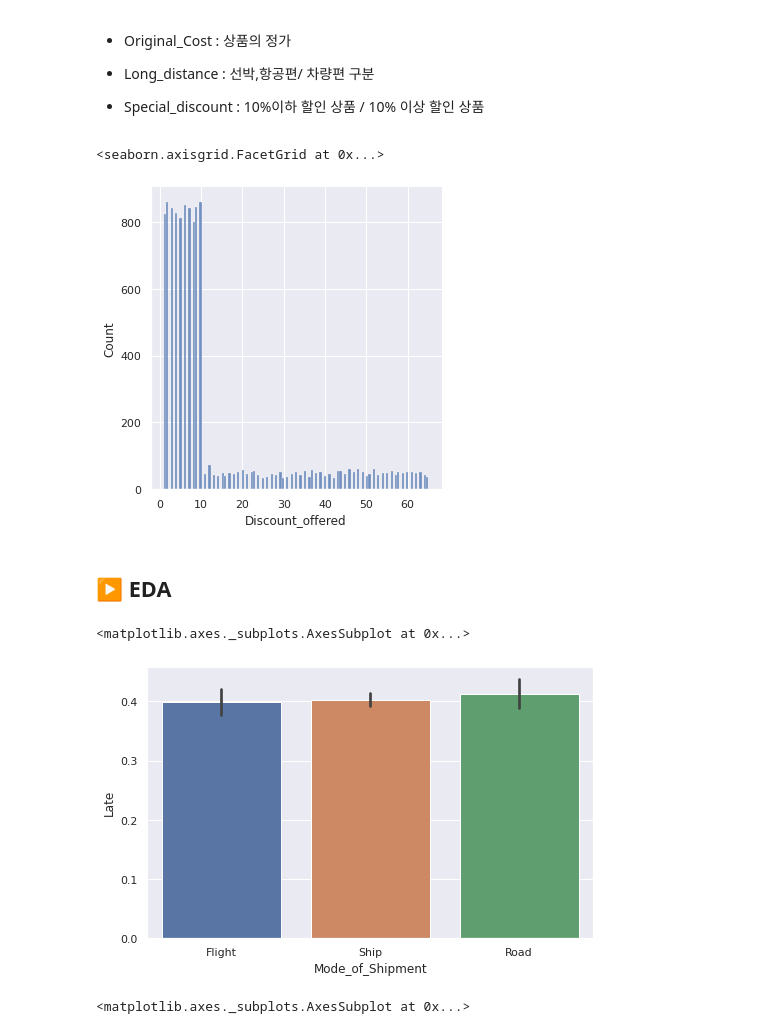
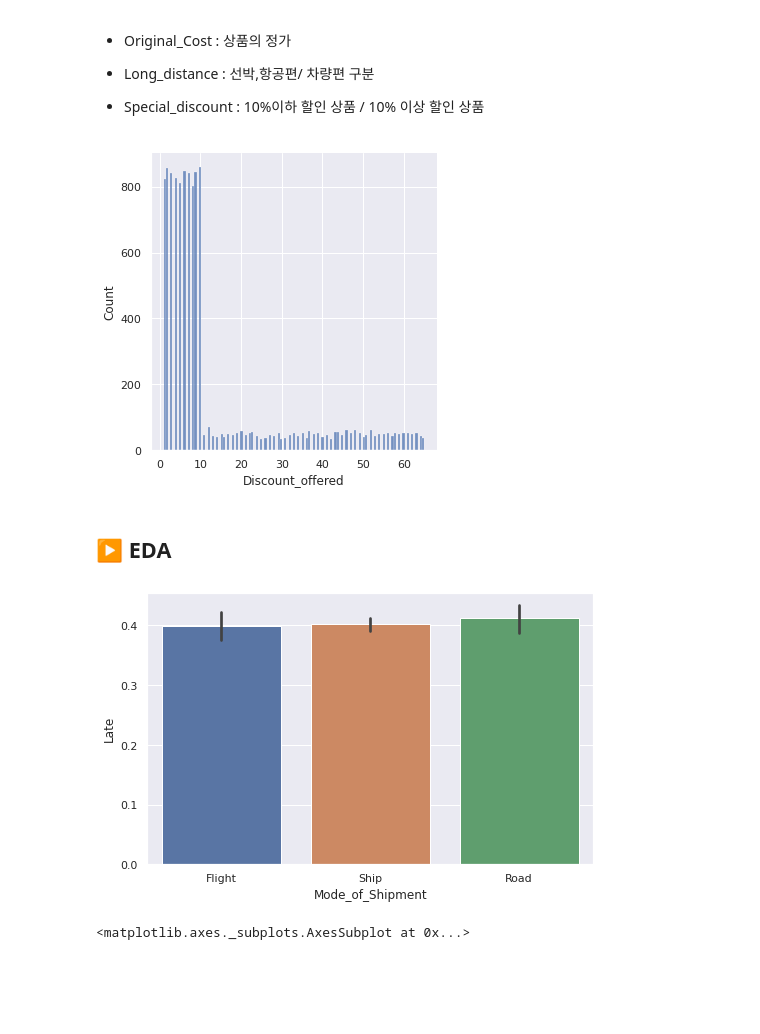
Before and after one commit to JIN-YOOCHAN/SalesShipping, a Jupyter notebook: SalesShipping.ipynb, the cells around one changed output. Drawn from its saved outputs; the diff is of its cells as text; code cells hidden in the pictures; blank space fills up the shorter version.

```diff
--- a/SalesShipping.ipynb
+++ b/SalesShipping.ipynb
@@ -174,19 +180,17 @@ df.loc[:,["Original_Cost", "Long_distance", "Special_discount"]]
 - Special_discount : 10%이하 할인 상품 / 10% 이상 할인 상품
 # %%
 #@title
-sns.displot(df["Discount_offered"])
+a = sns.displot(df["Discount_offered"])
 # %% [output]
-<seaborn.axisgrid.FacetGrid at 0x...>
-[figure, old version]
+[figure, new version]
 # %% [markdown]
 ## ▶  EDA
 # %%
 #@title
 sns.set_theme(style="whitegrid")
 sns.set(rc={'figure.figsize': (8,5)})
-sns.barplot(x='Mode_of_Shipment', y="Late",data=df)
+a = sns.barplot(x='Mode_of_Shipment', y="Late",data=df)
 # %% [output]
-<matplotlib.axes._subplots.AxesSubplot at 0x...>
 [figure]
 # %%
 #@title
```
Also changed, not shown: parts of 8 cells of this notebook, 1 other file.
